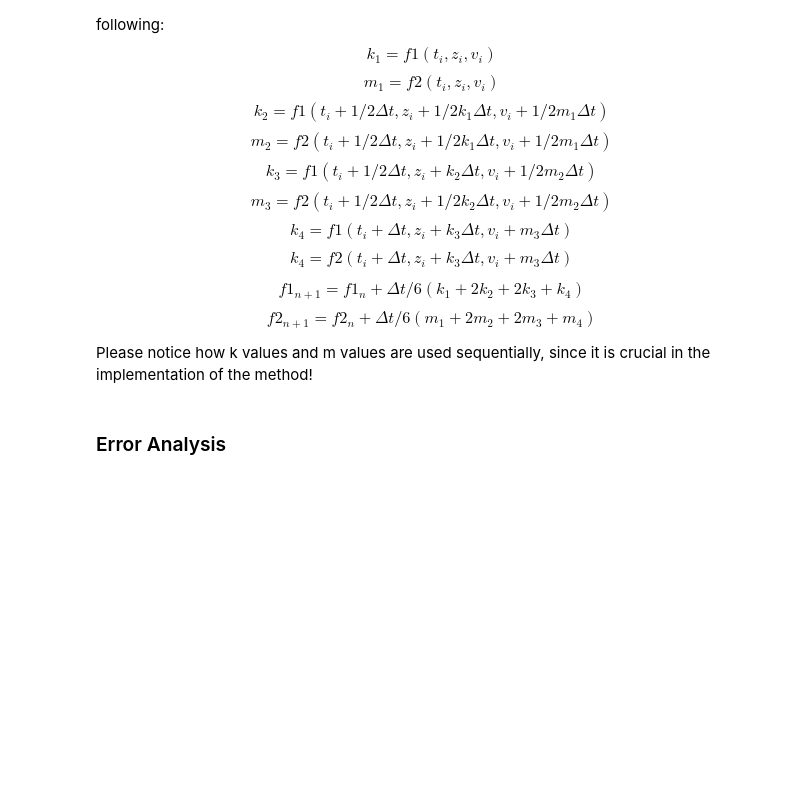
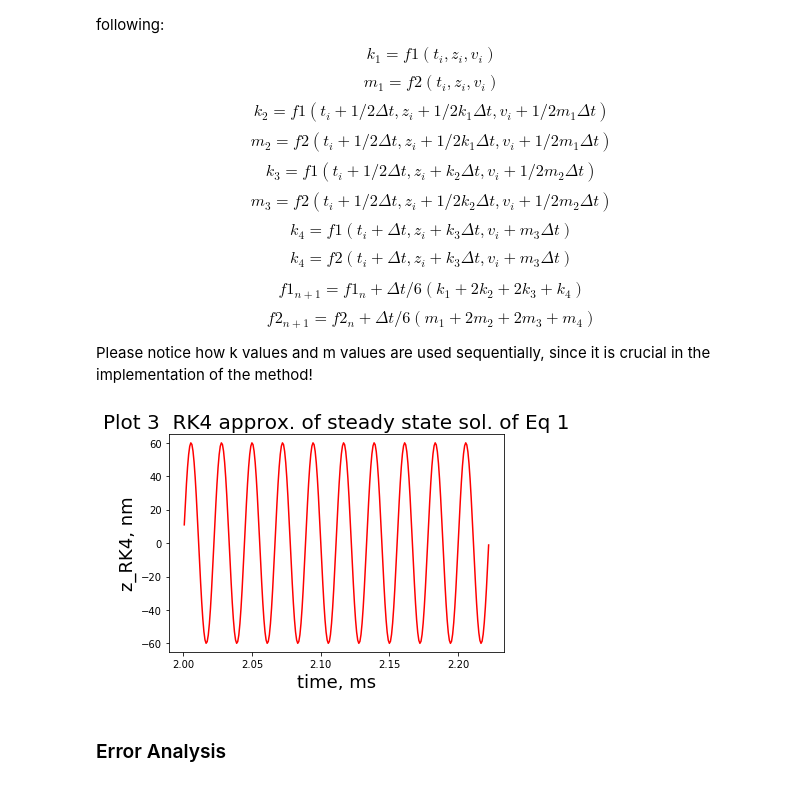
Before and after one commit to pycroscopy/pycroscopy, a Jupyter notebook: jupyter_notebooks/AFM_simulations/IntroductionToSimulations/IntroToAFMSimulations.ipynb, the cells around one changed output. Cells and saved outputs as stored; diff of their text form; code cells hidden in the pictures; blank space fills up the shorter version.

```diff
--- a/jupyter_notebooks/AFM_simulations/IntroductionToSimulations/IntroToAFMSimulations.ipynb
+++ b/jupyter_notebooks/AFM_simulations/IntroductionToSimulations/IntroToAFMSimulations.ipynb
@@ -291,6 +304,68 @@ f2_{n+1} = f2_n + \Delta t/6(m_1+2m_2+2m_3+m_4)
 \end{equation}$$
 
 Please notice how k values and m values are used sequentially, since it is crucial in the implementation of the method!
+# %%
+#Definition of v, z, vectors
+vdot_RK4 = numpy.zeros(N)
+v_RK4 = numpy.zeros(N)
+z_RK4 = numpy.zeros(N)
+k1v_RK4 = numpy.zeros(N)
+k2v_RK4 = numpy.zeros(N)
+k3v_RK4 = numpy.zeros(N)
+k4v_RK4 = numpy.zeros(N)
+
+k1z_RK4 = numpy.zeros(N)
+k2z_RK4 = numpy.zeros(N)
+k3z_RK4 = numpy.zeros(N)
+k4z_RK4 = numpy.zeros(N)
+
+#calculation of velocities RK4
+
+#INITIAL CONDITIONS
+v_RK4[0] = 0
+z_RK4[0] = 0
+
+
+for i in range (1,N):
+       #RK4
+        k1z_RK4[i] = v_RK4[i-1]   #k1 Equation 14
+        k1v_RK4[i] = ((   ( -k*z_RK4[i-1] - (m*wo/Q)*v_RK4[i-1] + \
+                           Fd*numpy.cos(wo*t[i-1]) )  ) / m )   #m1 Equation 15
+
+        k2z_RK4[i] = ((v_RK4[i-1])+k1v_RK4[i]/2.*dt) #k2 Equation 16
+        k2v_RK4[i] = ((   ( -k*(z_RK4[i-1]+ k1z_RK4[i]/2.*dt) - (m*wo/Q)*\
+                           (v_RK4[i-1] +k1v_RK4[i]/2.*dt) + Fd*\
+                           numpy.cos(wo*(t[i-1] + dt/2.)) )  ) / m ) #m2 Eq 17
+
+        k3z_RK4[i] = ((v_RK4[i-1])+k2v_RK4[i]/2.*dt) #k3, Equation 18
+        k3v_RK4[i] = ((   ( -k*(z_RK4[i-1]+ k2z_RK4[i]/2.*dt) - (m*wo/Q)*\
+                            (v_RK4[i-1] +k2v_RK4[i]/2.*dt) + Fd*\
+                            numpy.cos(wo*(t[i-1] + dt/2.)) )  ) / m ) #m3, Eq 19
+
+        k4z_RK4[i] = ((v_RK4[i-1])+k3v_RK4[i]*dt) #k4, Equation 20
+        k4v_RK4[i] = ((   ( -k*(z_RK4[i-1] + k3z_RK4[i]*dt) - (m*wo/Q)*\
+                           (v_RK4[i-1] + k3v_RK4[i]*dt) + Fd*\
+                           numpy.cos(wo*(t[i-1] + dt)) )  ) / m )#m4, Eq 21
+
+        #Calculation of velocity, Equation 23
+        v_RK4[i] = v_RK4[i-1] + 1./6*dt*(k1v_RK4[i] + 2.*k2v_RK4[i] +\
+                        2.*k3v_RK4[i] + k4v_RK4[i] )
+        #calculation of position, Equation 22
+        z_RK4 [i] = z_RK4[i-1] + 1./6*dt*(k1z_RK4[i] + 2.*k2z_RK4[i] +\
+                        2.*k3z_RK4[i] + k4z_RK4[i] )
+
+#slicing array to get steady state
+z_steady_RK4 = z_RK4[int(90.*period/dt):]
+time_steady_RK4 = t[int(90.*period/dt):]
+
+plt.title('Plot 3  RK4 approx. of steady state sol. of Eq 1', fontsize=20);
+plt.xlabel('time, ms', fontsize=18);
+plt.ylabel('z_RK4, nm', fontsize=18);
+plt.plot(time_steady_RK4 *1e3, z_steady_RK4*1e9, 'r-');
+plt.ylim(-65,65);
+plt.show();
+# %% [output]
+[figure, added]
 # %% [markdown]
 ### Error Analysis
 # %% [markdown]
```
Also changed, not shown: parts of 6 cells of this notebook.
